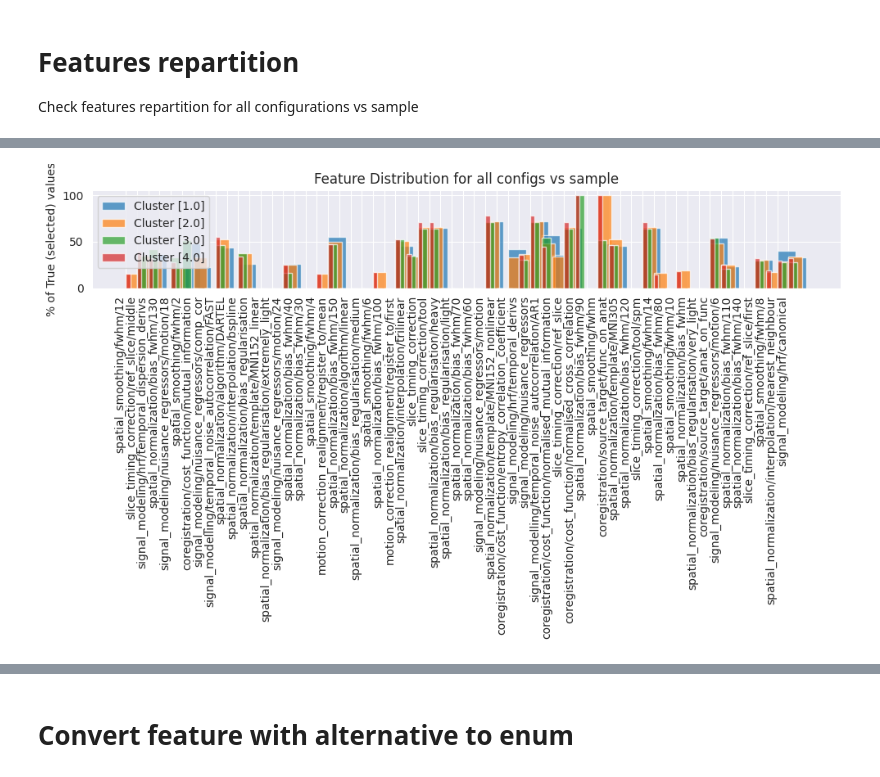
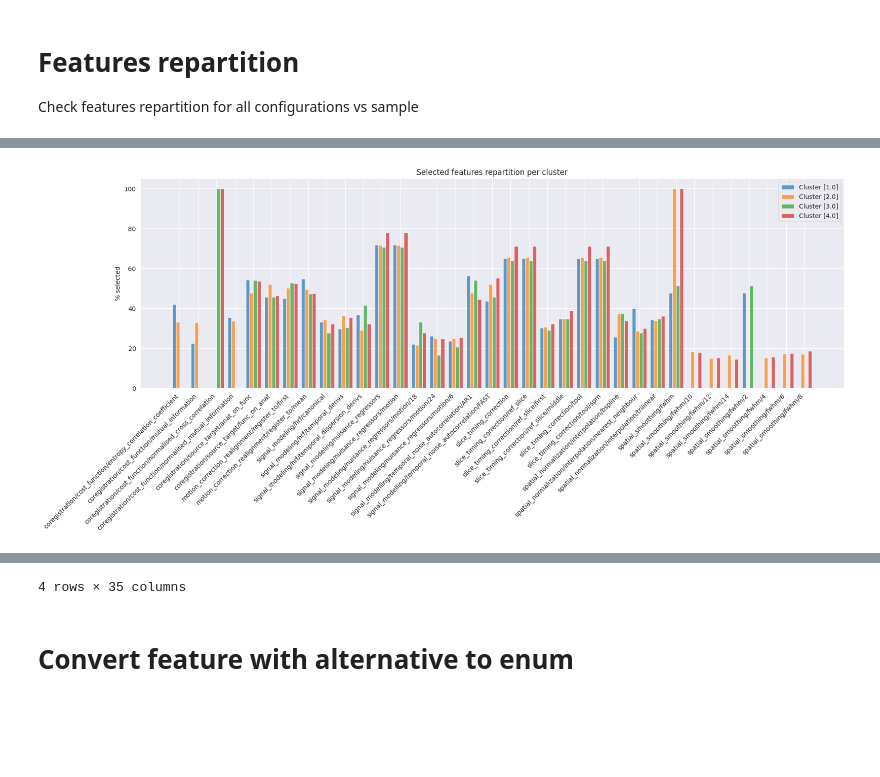
Before and after one commit to Inria-Empenn/fmri_feature_model, a Jupyter notebook: analysis/auditory/auditory_analysis.ipynb, the cells around one changed output, grey strips where cells are left out. Cells and saved outputs as stored; diff of their text form; code cells hidden in the pictures; blank space fills up the shorter version.

```diff
--- a/analysis/auditory/auditory_analysis.ipynb
+++ b/analysis/auditory/auditory_analysis.ipynb
@@ -174,29 +197,40 @@ Retrieved all [27648] configurations from [/home/ymerel/fmri-feature-model/model
 # %%
 columns_to_drop = ignored.copy()
 columns_to_drop.remove('cluster')
-boolean_columns = dataset.select_dtypes(include='bool').columns
-for col in boolean_columns:
+boolean_columns = dataset.select_dtypes(include='bool')
+for col in boolean_columns.columns:
     if dataset[col].all():
+        columns_to_drop.append(col)
+    if (dataset[col] == False).all():
         columns_to_drop.append(col)
 
 filtered = dataset.drop(columns=columns_to_drop)
 grouped = filtered.groupby('cluster').mean() * 100
+grouped = grouped.sort_index(axis=1)
 
-fig, ax = plt.subplots(figsize=(10, 6))
-width=1.6
-for cluster in grouped.index:
+
+fig, ax = plt.subplots(figsize=(20, 6))
+width = 0.4  # Width of each bar
+group_spacing = 0.4  # Space between groups of bars
+num_clusters = len(grouped)
+
+# Define x positions for each cluster with additional spacing between groups
+x = np.arange(len(grouped.columns)) * (num_clusters * width + group_spacing)
+
+for i, cluster in enumerate(grouped.index):
     cluster_data = grouped.loc[cluster].to_frame().T
-    ax.bar(range(len(cluster_data.columns)), cluster_data.values[0], alpha=0.7, label=f'Cluster [{cluster}]', align='edge', width=width)
-    width -= 0.4
-    ax.set_xticks(range(len(cluster_data.columns)))
-    ax.set_xticklabels(cluster_data.columns, rotation=90, ha='right')
-ax.set_ylabel('% of True (selected) values')
-ax.set_title('Feature Distribution for all configs vs sample')
+    # Offset the x positions for each cluster
+    offsets = x + (i - num_clusters / 2) * width + width / 2
+    ax.bar(offsets, cluster_data.values[0], alpha=0.7, label=f'Cluster [{cluster}]', width=width)
+
+ax.set_xticks(x)
+ax.set_xticklabels(cluster_data.columns, rotation=45, ha='right')
+ax.set_ylabel('% selected')
+ax.set_title('Selected features repartition per cluster')
 ax.legend()
 
-# Show plot
-plt.xticks(rotation=90)
-plt.tight_layout()
 plt.show()
+
+grouped.head(10)
 # %% [output]
-[figure, old version]
+[figure, new version]
@@ -203,3 +243,4 @@ plt.show()
+4 rows × 35 columns
 # %% [markdown]
 # Convert feature with alternative to enum
 # %%
```
Also changed, not shown: parts of 14 cells of this notebook, 28 other files.
